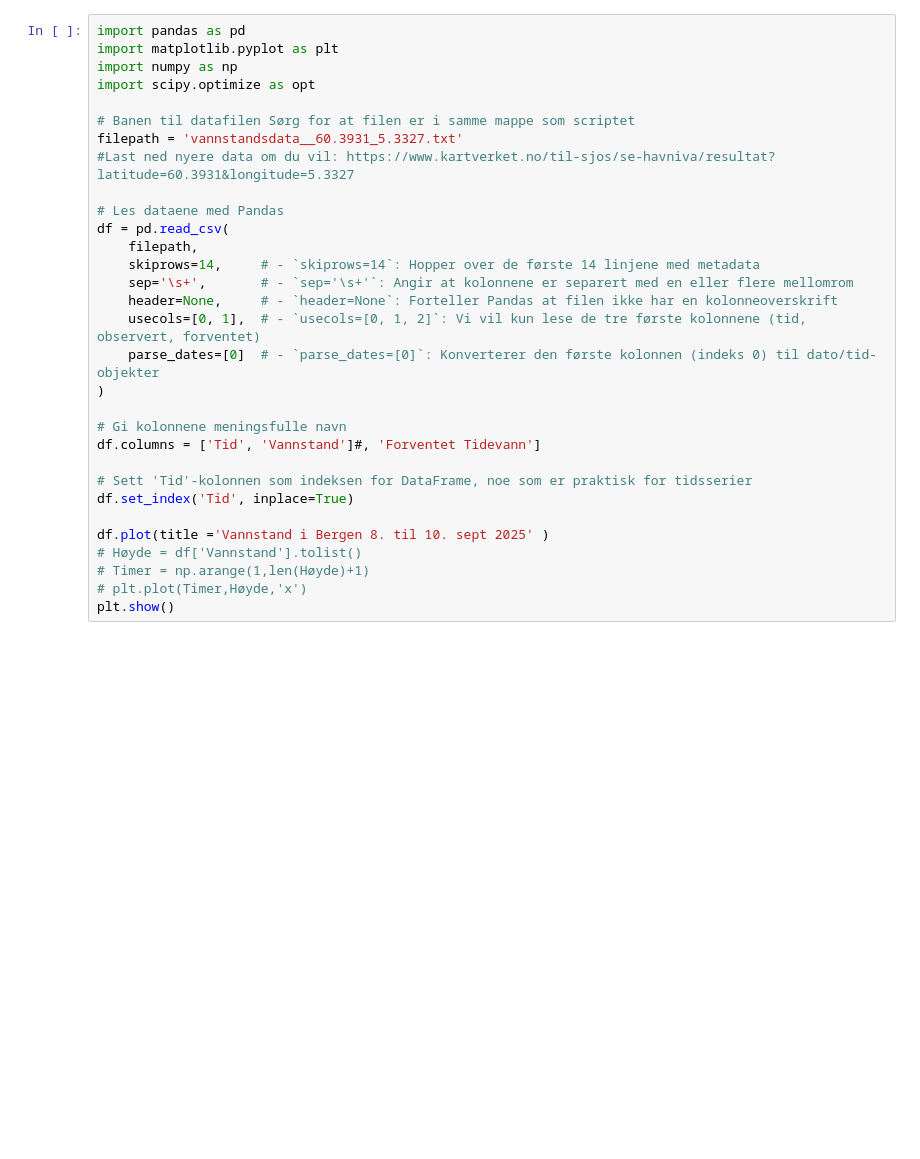
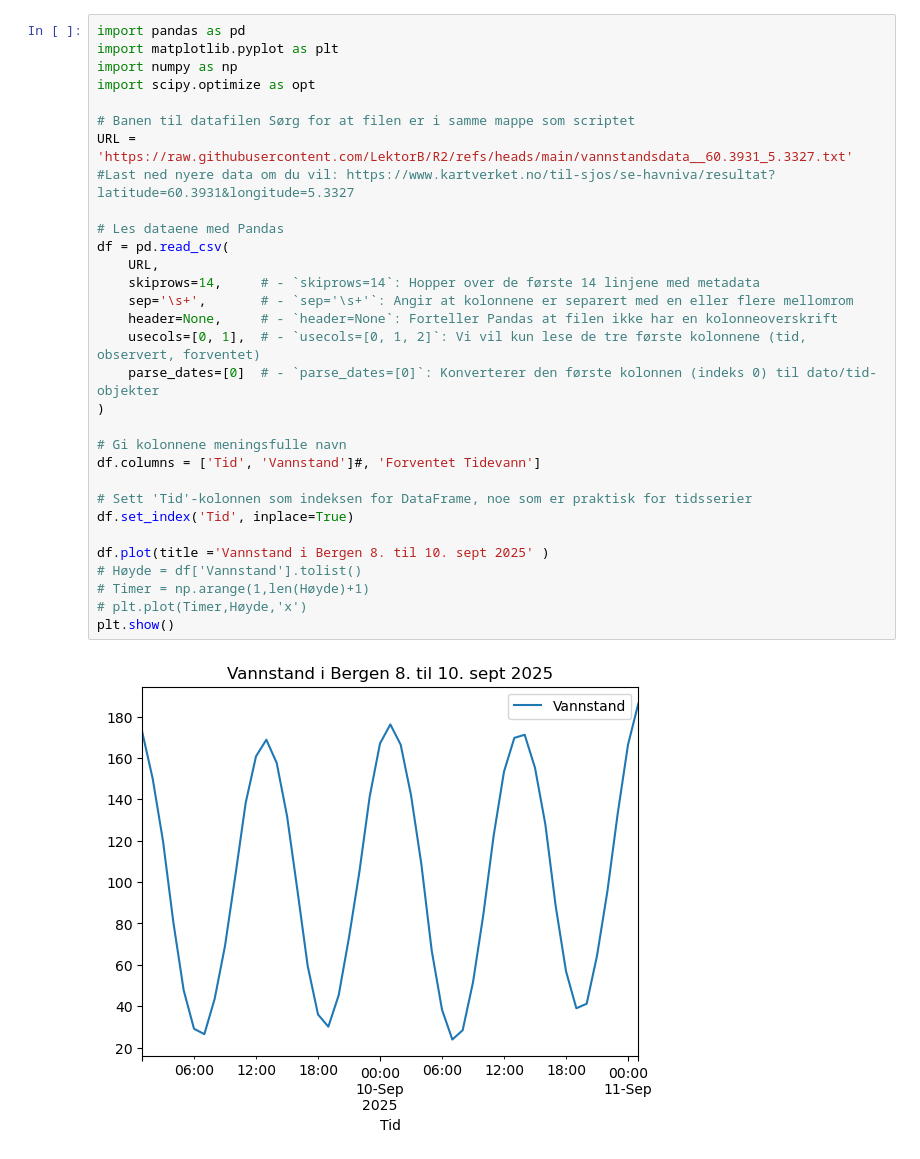
Before and after one commit to LektorB/R2, a Jupyter notebook: Kurvetilpassing_vannstand.ipynb, the cells around one changed output. Saved outputs shown, nothing was run; the diff lists cells and outputs as text; blank space fills up the shorter version.

```diff
--- a/Kurvetilpassing_vannstand.ipynb
+++ b/Kurvetilpassing_vannstand.ipynb
@@ -1,31 +1,33 @@
 # %%
 import pandas as pd
 import matplotlib.pyplot as plt
 import numpy as np
 import scipy.optimize as opt
 
 # Banen til datafilen Sørg for at filen er i samme mappe som scriptet
-filepath = 'vannstandsdata__60.3931_5.3327.txt'
+URL = 'https://raw.githubusercontent.com/LektorB/R2/refs/heads/main/vannstandsdata__60.3931_5.3327.txt'
 #Last ned nyere data om du vil: https://www.kartverket.no/til-sjos/se-havniva/resultat?latitude=60.3931&longitude=5.3327
 
 # Les dataene med Pandas
 df = pd.read_csv(
-    filepath,
+    URL,
     skiprows=14,     # - `skiprows=14`: Hopper over de første 14 linjene med metadata
     sep='\s+',       # - `sep='\s+'`: Angir at kolonnene er separert med en eller flere mellomrom
     header=None,     # - `header=None`: Forteller Pandas at filen ikke har en kolonneoverskrift
     usecols=[0, 1],  # - `usecols=[0, 1, 2]`: Vi vil kun lese de tre første kolonnene (tid, observert, forventet)
     parse_dates=[0]  # - `parse_dates=[0]`: Konverterer den første kolonnen (indeks 0) til dato/tid-objekter
 )
 
 # Gi kolonnene meningsfulle navn
 df.columns = ['Tid', 'Vannstand']#, 'Forventet Tidevann']
 
 # Sett 'Tid'-kolonnen som indeksen for DataFrame, noe som er praktisk for tidsserier
 df.set_index('Tid', inplace=True)
 
 df.plot(title ='Vannstand i Bergen 8. til 10. sept 2025' )
 # Høyde = df['Vannstand'].tolist()
 # Timer = np.arange(1,len(Høyde)+1)
 # plt.plot(Timer,Høyde,'x')
 plt.show()
+# %% [output]
+[figure, added]
```
Also changed, not shown: parts of 2 cells of this notebook, 2 other files.
